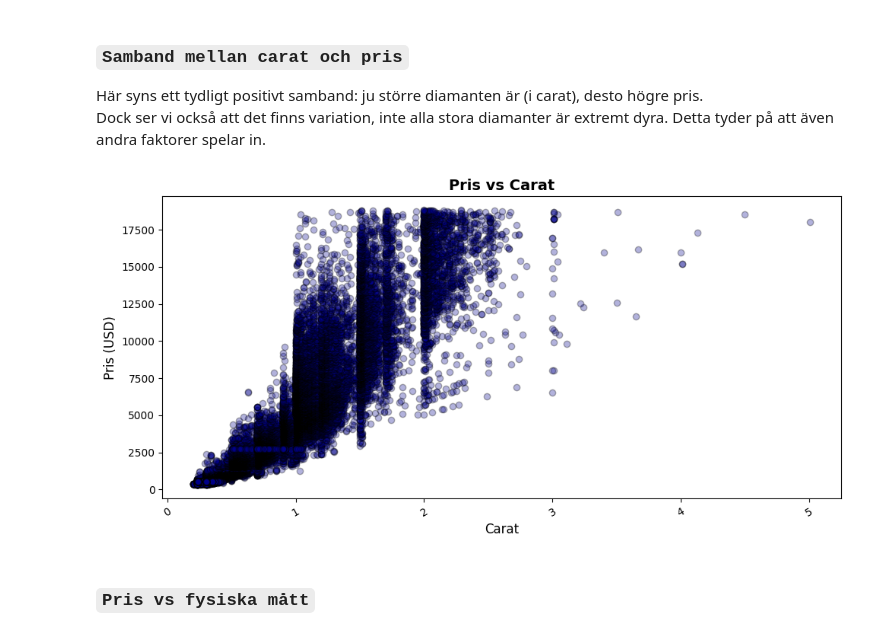
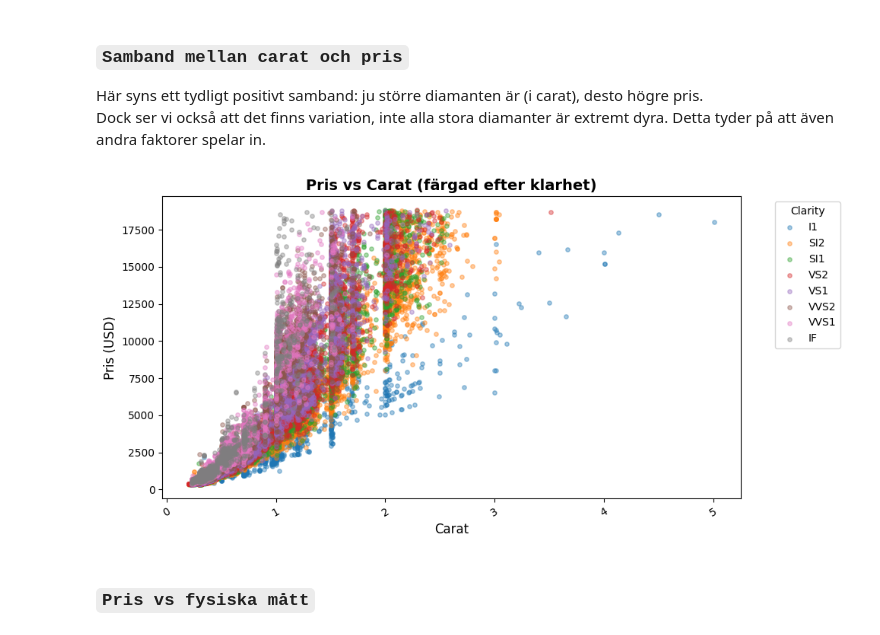
Before and after one commit to ecthelionofthefountain-510/python_kunskapskontroll, a Jupyter notebook: part_2.ipynb, the cells around one changed output. Cells and saved outputs as stored; diff of their text form; code cells hidden in the pictures.

Commit message:
added clarity to graaph

```diff
--- a/part_2.ipynb
+++ b/part_2.ipynb
@@ -222,15 +222,27 @@ Här syns ett tydligt positivt samband: ju större diamanten är (i carat), dest
 Dock ser vi också att det finns variation, inte alla stora diamanter är extremt dyra. Detta tyder på att även andra faktorer spelar in.
 # %%
 plt.figure(figsize=(10, 5))
-plt.scatter(df_clean['carat'], df_clean['price'], alpha=0.3, color='darkblue', edgecolors='k')
-plt.title('Pris vs Carat', fontsize=14, fontweight='bold')
+clarities = df_clean['clarity'].cat.categories if hasattr(df_clean['clarity'], 'cat') else df_clean['clarity'].unique()
+colors = plt.cm.tab10.colors  # eller välj annan colormap om du har fler än 10 klasser
+
+for i, clarity in enumerate(clarities):
+    subset = df_clean[df_clean['clarity'] == clarity]
+    plt.scatter(
+        subset['carat'], subset['price'],
+        alpha=0.4, s=15,
+        color=colors[i % len(colors)],
+        label=str(clarity)
+    )
+
+plt.title('Pris vs Carat (färgad efter klarhet)', fontsize=14, fontweight='bold')
 plt.xlabel('Carat', fontsize=12)
 plt.ylabel('Pris (USD)', fontsize=12)
 plt.xticks(rotation=30)
+plt.legend(title='Clarity', bbox_to_anchor=(1.05, 1), loc='upper left')
 plt.tight_layout()
 plt.show()
 # %% [output]
-[figure, old version]
+[figure, new version]
 # %% [markdown]
 ### `Pris vs fysiska mått`
 # %% [markdown]
```
Also changed, not shown: 1 other file.
